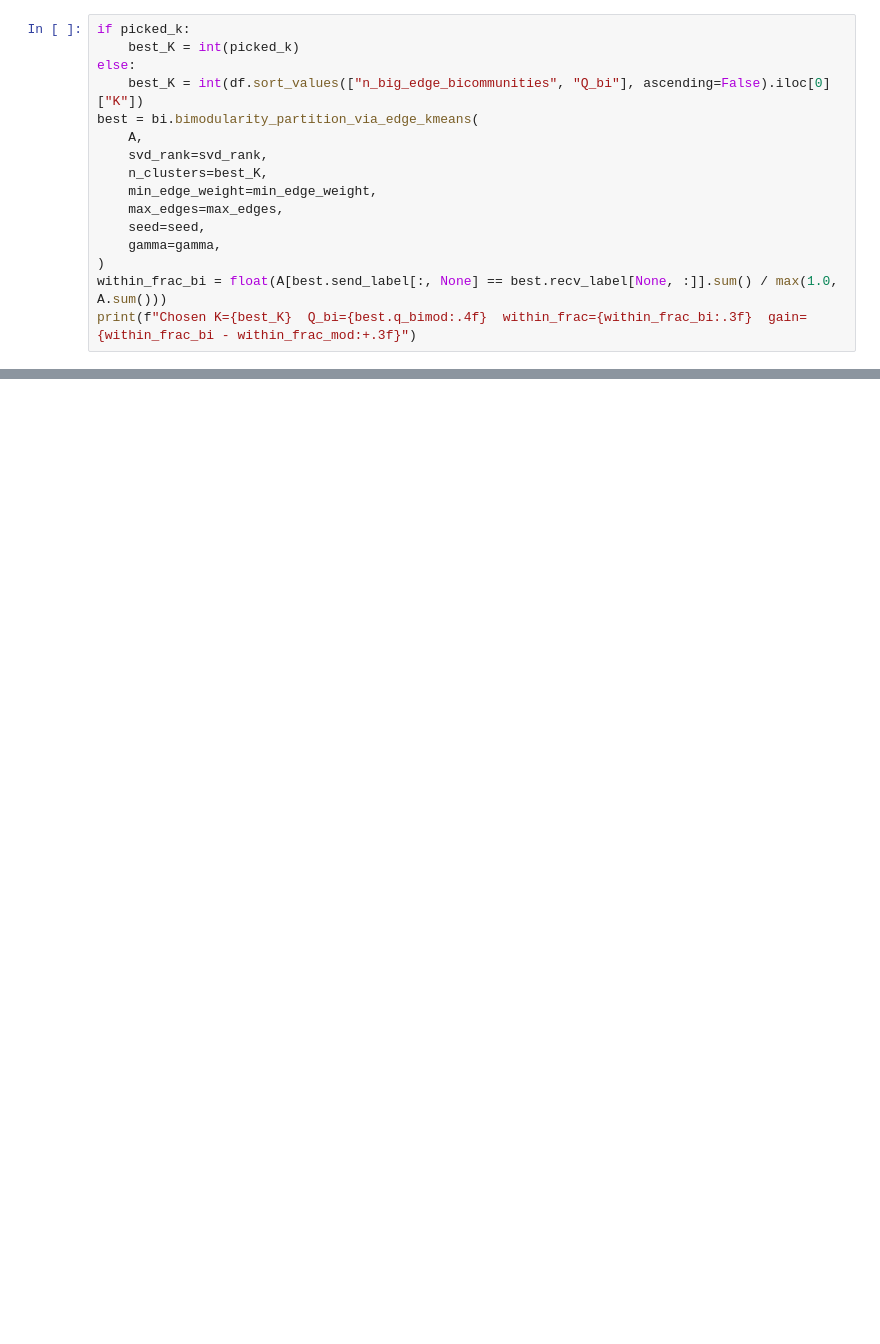
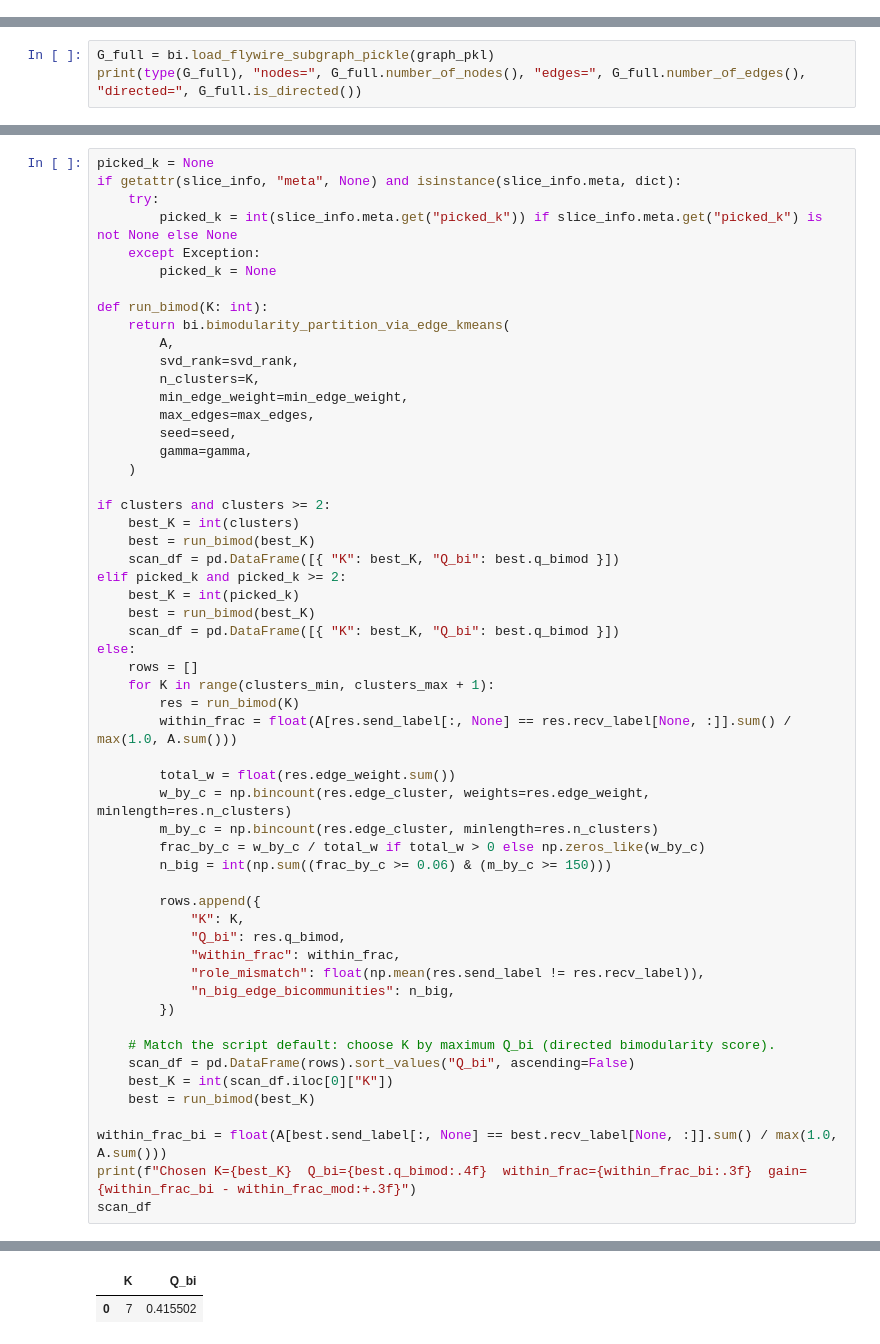
Before and after one commit to Banu-ozdeveci/flywire-connectome-analysis, a Jupyter notebook: notebooks/bimodularity_flywire.ipynb, the cells around one changed output, grey strips where cells are left out. Cells and saved outputs as stored; diff of their text form; blank space fills up the shorter version.

```diff
--- a/notebooks/bimodularity_flywire.ipynb
+++ b/notebooks/bimodularity_flywire.ipynb
@@ -141,16 +0,0 @@ df
-# %%
-if picked_k:
-    best_K = int(picked_k)
-else:
-    best_K = int(df.sort_values(["n_big_edge_bicommunities", "Q_bi"], ascending=False).iloc[0]["K"])
-best = bi.bimodularity_partition_via_edge_kmeans(
-    A,
-    svd_rank=svd_rank,
-    n_clusters=best_K,
-    min_edge_weight=min_edge_weight,
-    max_edges=max_edges,
-    seed=seed,
-    gamma=gamma,
-)
-within_frac_bi = float(A[best.send_label[:, None] == best.recv_label[None, :]].sum() / max(1.0, A.sum()))
-print(f"Chosen K={best_K}  Q_bi={best.q_bimod:.4f}  within_frac={within_frac_bi:.3f}  gain={within_frac_bi - within_frac_mod:+.3f}")
@@ -263,0 +81,3 @@ else:
+# %%
+G_full = bi.load_flywire_subgraph_pickle(graph_pkl)
+print(type(G_full), "nodes=", G_full.number_of_nodes(), "edges=", G_full.number_of_edges(), "directed=", G_full.is_directed())
@@ -263,0 +134,56 @@ else:
+# %%
+picked_k = None
+if getattr(slice_info, "meta", None) and isinstance(slice_info.meta, dict):
+    try:
+        picked_k = int(slice_info.meta.get("picked_k")) if slice_info.meta.get("picked_k") is not None else None
+    except Exception:
+        picked_k = None
+
+def run_bimod(K: int):
+    return bi.bimodularity_partition_via_edge_kmeans(
+        A,
+        svd_rank=svd_rank,
+        n_clusters=K,
+        min_edge_weight=min_edge_weight,
+        max_edges=max_edges,
+        seed=seed,
+        gamma=gamma,
+    )
+
+if clusters and clusters >= 2:
+    best_K = int(clusters)
+    best = run_bimod(best_K)
+    scan_df = pd.DataFrame([{ "K": best_K, "Q_bi": best.q_bimod }])
+elif picked_k and picked_k >= 2:
+    best_K = int(picked_k)
+    best = run_bimod(best_K)
+    scan_df = pd.DataFrame([{ "K": best_K, "Q_bi": best.q_bimod }])
+else:
+    rows = []
+    for K in range(clusters_min, clusters_max + 1):
+        res = run_bimod(K)
+        within_frac = float(A[res.send_label[:, None] == res.recv_label[None, :]].sum() / max(1.0, A.sum()))
+
+        total_w = float(res.edge_weight.sum())
+        w_by_c = np.bincount(res.edge_cluster, weights=res.edge_weight, minlength=res.n_clusters)
+        m_by_c = np.bincount(res.edge_cluster, minlength=res.n_clusters)
+        frac_by_c = w_by_c / total_w if total_w > 0 else np.zeros_like(w_by_c)
+        n_big = int(np.sum((frac_by_c >= 0.06) & (m_by_c >= 150)))
+
+        rows.append({
+            "K": K,
+            "Q_bi": res.q_bimod,
+            "within_frac": within_frac,
+            "role_mismatch": float(np.mean(res.send_label != res.recv_label)),
+            "n_big_edge_bicommunities": n_big,
+        })
+
+    # Match the script default: choose K by maximum Q_bi (directed bimodularity score).
+    scan_df = pd.DataFrame(rows).sort_values("Q_bi", ascending=False)
+    best_K = int(scan_df.iloc[0]["K"])
+    best = run_bimod(best_K)
+
+within_frac_bi = float(A[best.send_label[:, None] == best.recv_label[None, :]].sum() / max(1.0, A.sum()))
+print(f"Chosen K={best_K}  Q_bi={best.q_bimod:.4f}  within_frac={within_frac_bi:.3f}  gain={within_frac_bi - within_frac_mod:+.3f}")
+scan_df
+# %% [output]
@@ -263,0 +191,2 @@ else:
+|  | K | Q_bi |
+| 0 | 7 | 0.415502 |
```
Also changed, not shown: parts of 38 cells of this notebook, 3 other files.
